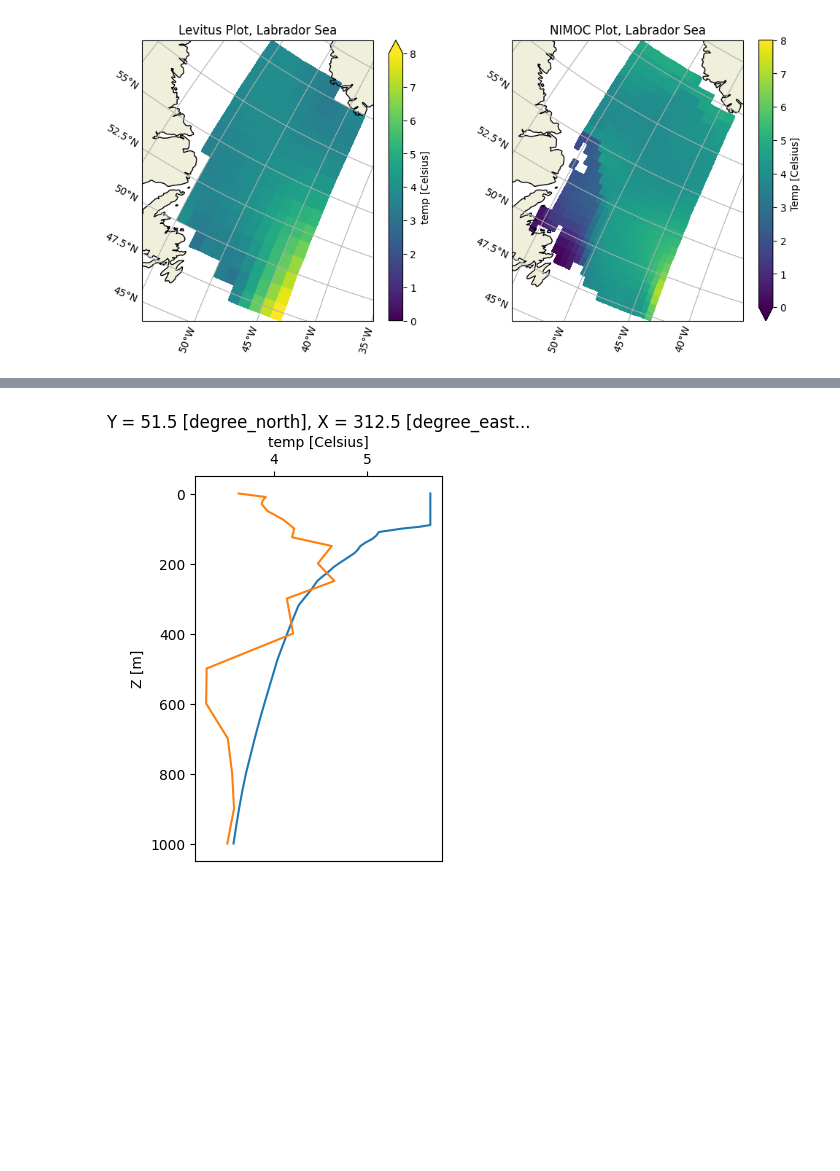
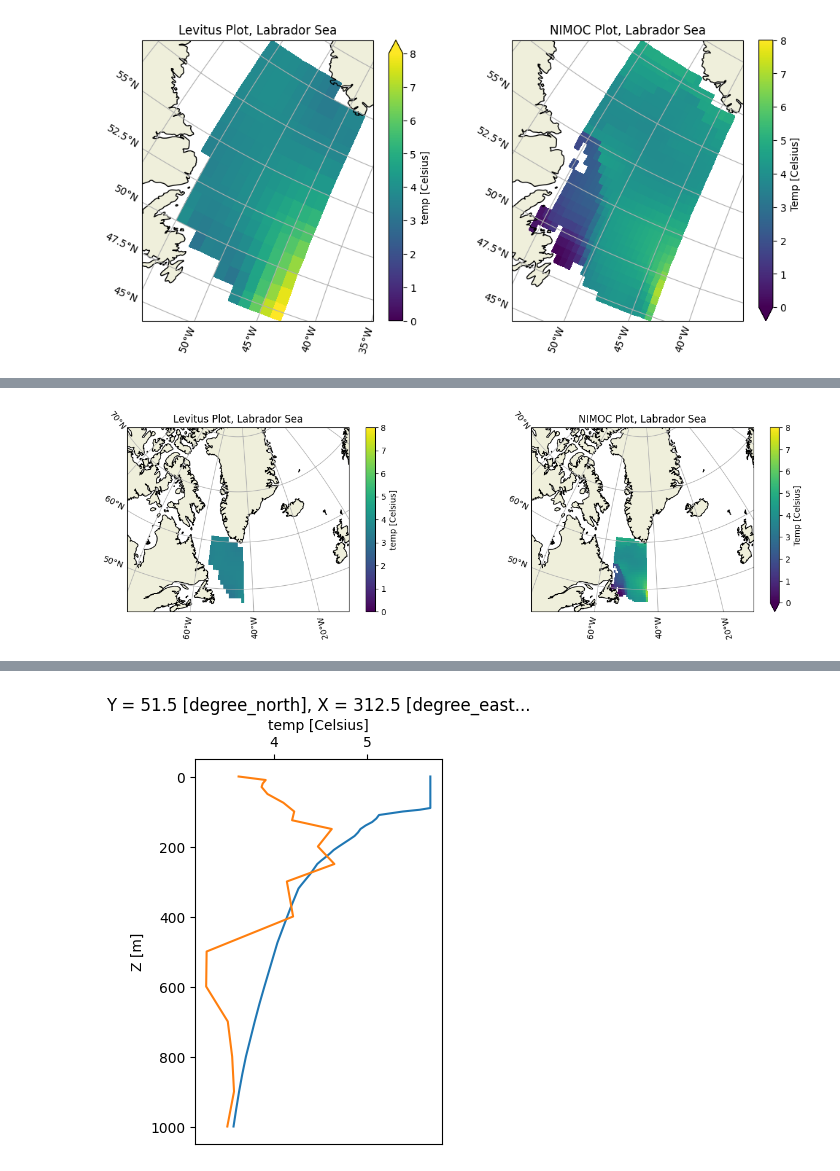
Before and after one commit to JRethemeier/Thermohaline-Circulation, a Jupyter notebook: Assignment2/Assignment2.ipynb, the cells around one changed output, grey strips where cells are left out. Saved outputs shown, nothing was run; the diff lists cells and outputs as text; code cells hidden in the pictures; blank space fills up the shorter version.

```diff
--- a/Assignment2/Assignment2.ipynb
+++ b/Assignment2/Assignment2.ipynb
@@ -226,0 +236,3 @@ indicies: 30 279 291 633 681
+# %%
+north, south, east, west = 80, 45, 350, 280
+map_projection_greenland = Stereographic(central_longitude=(east+west)/2, central_latitude=(north-south)/2)
@@ -226,0 +257,38 @@ indicies: 30 279 291 633 681
+# %%
+levitus_labrador = (
+        levitus
+        .sel(depth=depth_extent, month=1, method="nearest")
+        .sel(
+                lat=slice(labrador_extent["south"], labrador_extent["north"]),
+                lon=slice(labrador_extent["west"], labrador_extent["east"]),
+        )
+).temp
+mimoc_labrador = mimoc.sel(pre=pressure_extent, method="nearest").sel(
+                lat=slice(labrador_extent["south"], labrador_extent["north"]),
+                lon=slice(labrador_extent["west"], labrador_extent["east"]),
+        ).potential_temperature
+# %%
+# Exercise 2.a.1a
+# depth 200m,
+# The International Hydrographic Organization defines the limits of the Labrador Sea as follows:[7]
+#     On the North: the South limit of Davis Strait [The parallel of 60° North between Greenland and Labrador].
+#     On the East: a line from Cape St. Francis 47°45′N 52°27′W (Newfoundland) to Cape Farewell (Greenland) 59.7792° N, 43.9117° W.
+#     On the West: the East Coast of Labrador and Newfoundland and the Northeast limit of the Gulf of St. Lawrence
+#       – a line running from Cape Bauld (North point of Kirpon Island, 51°40′N 55°25′W) to the East extreme of Belle Isle
+#       and on to the Northeast Ledge (52°02′N 55°15′W). Thence a line joining this ledge with the East extreme of Cape St. Charles (52°13'N) in Labrador.
+# source: wikipedia
+
+fig = plt.figure(figsize=map_size)
+ax1 = fig.add_subplot(121, projection=map_projection_greenland)
+basemap(ax1)
+ax1.set_extent([west, east, south, north], crs=PlateCarree())
+levitus_labrador.plot(ax=ax1, x="lon", y="lat", vmin=0, vmax=8, transform=PlateCarree())
+ax1.set_title("Levitus Plot, Labrador Sea")
+ax2 = fig.add_subplot(122, projection=map_projection_greenland)
+basemap(ax2)
+ax2.set_extent([west, east, south, north], crs=PlateCarree())
+mimoc_labrador.plot(ax=ax2, x="lon", y="lat", vmin=0, vmax=8, transform=PlateCarree(), cbar_kwargs={'label': "Temp [Celsius]"})
+ax2.set_title("NIMOC Plot, Labrador Sea")
+plt.show()
+# %% [output]
+[figure, added]
```
Also changed, not shown: parts of 31 cells of this notebook, 1 other file.
